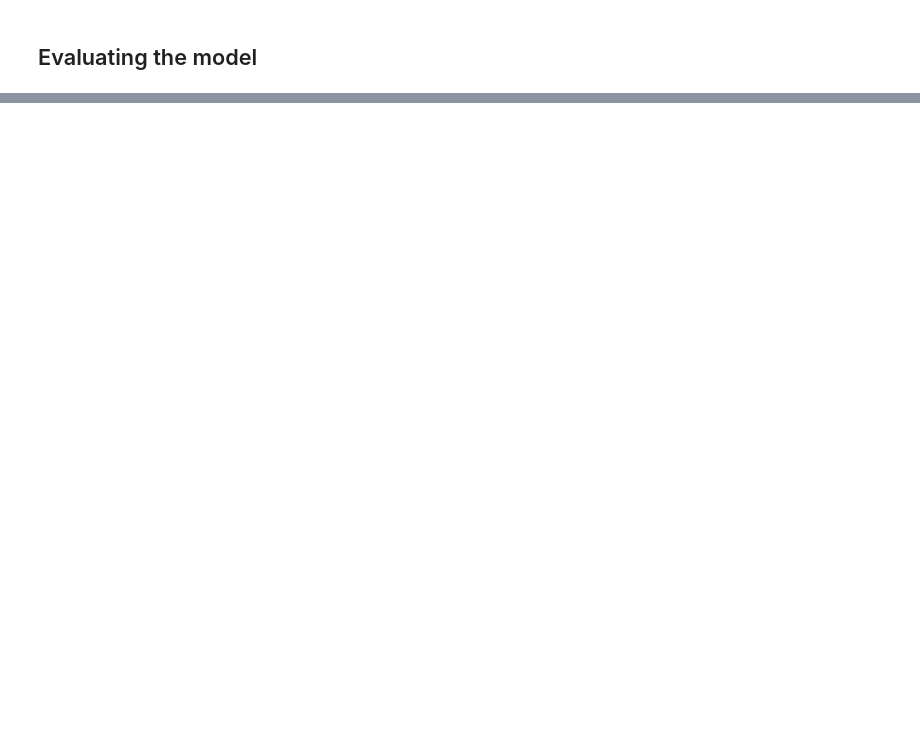
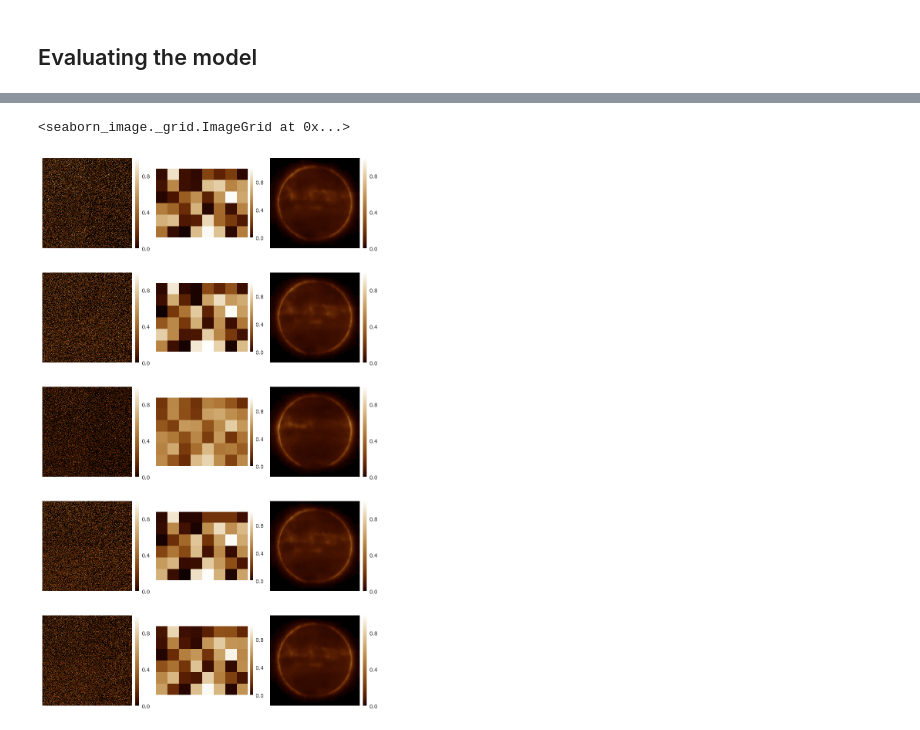
Before and after one commit to eugenioLR/TFM_sun_Autoencoders, a Jupyter notebook: autoencoder_AIA193_2016.ipynb, the cells around one changed output, grey strips where cells are left out. Cells and saved outputs as stored; diff of their text form; code cells hidden in the pictures; blank space fills up the shorter version.

```diff
--- a/autoencoder_AIA193_2016.ipynb
+++ b/autoencoder_AIA193_2016.ipynb
@@ -134,0 +166,36 @@ isns.ImageGrid(images, cmap=aia193_colormap, vmin=0, vmax=1, col_wrap=3)
+# %%
+# Read images
+file_list = glob.glob("data/aia_193A/2016*.fits")
+
+noisy_file_list = [f for f in file_list if f in noise_imgs]
+
+AIA193_2016_noise = sunpy.map.Map(noisy_file_list)
+AIA193_2016_matrix_noise = np.array(list(d.data for d in AIA193_2016_noise))
+
+# Normalize images
+AIA193_2016_matrix_noise = np.clip(AIA193_2016_matrix_noise, 0, 5000)
+min_values = AIA193_2016_matrix_noise.min(axis=2, keepdims=True).min(axis=1, keepdims=True)
+max_values = AIA193_2016_matrix_noise.max(axis=2, keepdims=True).max(axis=1, keepdims=True)
+
+rg = max_values - min_values
+rg = np.maximum(rg, 1e-4*np.ones(rg.shape)) # To avoid dividing by 0
+
+AIA193_2016_mnorm_noise = (AIA193_2016_matrix_noise-min_values) / rg
+
+idx = np.random.permutation(len(noisy_file_list))[:5]
+
+example = AIA193_2016_mnorm_noise[idx]
+code = encoder.predict(example)
+reconstructed = decoder(code)
+
+images_zipped = [i for i in zip(example, code, reconstructed)]
+images = []
+
+for i in images_zipped:
+    images.append(np.squeeze(i[0]))
+    images.append(np.reshape(i[1], [6,8]))
+    images.append(np.squeeze(i[2]))
+
+
+isns.ImageGrid(images, cmap=aia193_colormap, vmin=0, vmax=1, col_wrap=3)
+# %% [output]
@@ -135 +203,3 @@ isns.ImageGrid(images, cmap=aia193_colormap, vmin=0, vmax=1, col_wrap=3)
+<seaborn_image._grid.ImageGrid at 0x...>
+[figure, added]
 # %%
```
Also changed, not shown: parts of 10 cells of this notebook, 12 other files.
